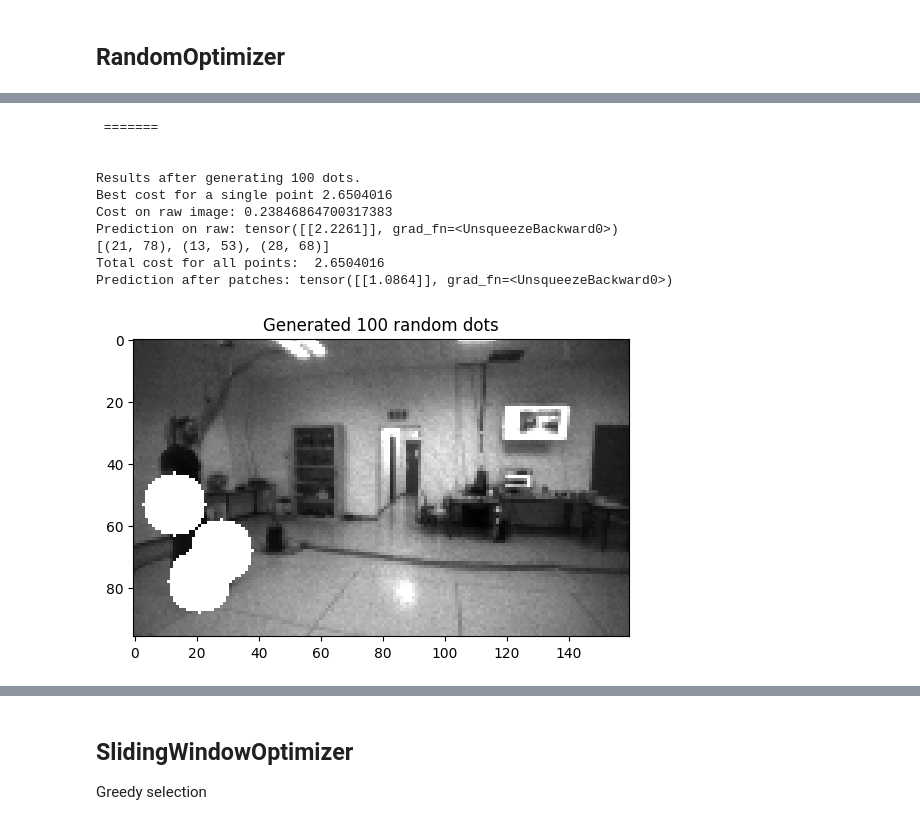
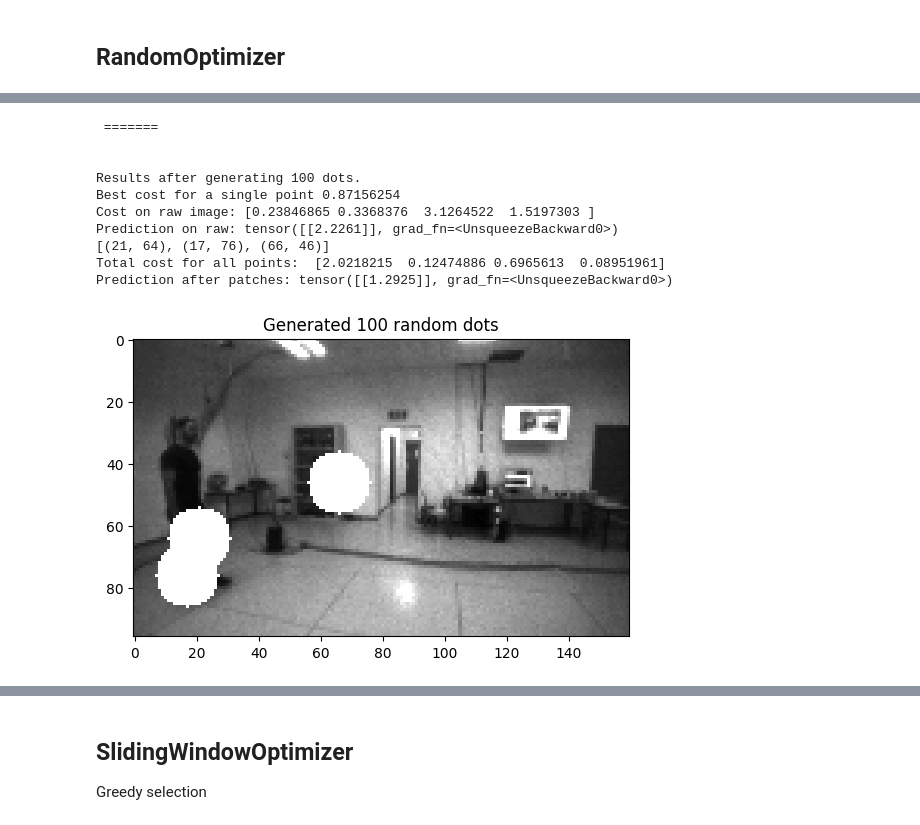
Before and after one commit to TheFebrin/pulp-frontnet-adversarial-attack, a Jupyter notebook: optimizers_demo.ipynb, the cells around one changed output, grey strips where cells are left out. Cells and saved outputs as stored; diff of their text form; code cells hidden in the pictures.

```diff
--- a/optimizers_demo.ipynb
+++ b/optimizers_demo.ipynb
@@ -124,7 +124,7 @@ def run_random_optimizer_and_print_results(
     random_optimizer,
 ):
     best_cost, optimal_greedy_points = random_optimizer.run(
-        img=img,
+        img=img[0],
     )
 
     print("\n\n ======= \n\n")
@@ -170,28 +186,31 @@ ValueError: too many values to unpack (expected 2)
 # %%
 %%time
 
 img = next(iter(test_loader_single))[0]
 random_optimizer = RandomOptimizer(
-    cost_f=lambda prediction, ground_truth: single_vector_element_cost_f(prediction, ground_truth, element_index=0),
+    cost_f=lambda prediction_with_patch, model_raw_prediction: single_vector_element_cost_f(
+        prediction_with_patch=prediction_with_patch,
+        model_raw_prediction=model_raw_prediction,
+        element_index=0
+    ),
     model=model,
     n_dots_to_generate=100,
     k_dots=3,
     dot_size=10,
 )
 run_random_optimizer_and_print_results(
     img=img,
-    ground_truth=next(iter(test_loader_single))[1],
     random_optimizer=random_optimizer,
 )
 # %% [output]
  =======
 
 
 Results after generating 100 dots.
-Best cost for a single point 2.6504016
-Cost on raw image: 0.23846864700317383
+Best cost for a single point 0.87156254
+Cost on raw image: [0.23846865 0.3368376  3.1264522  1.5197303 ]
 Prediction on raw: tensor([[2.2261]], grad_fn=<UnsqueezeBackward0>)
-[(21, 78), (13, 53), (28, 68)]
-Total cost for all points:  2.6504016
-Prediction after patches: tensor([[1.0864]], grad_fn=<UnsqueezeBackward0>)
+[(21, 64), (17, 76), (66, 46)]
+Total cost for all points:  [2.0218215  0.12474886 0.6965613  0.08951961]
+Prediction after patches: tensor([[1.2925]], grad_fn=<UnsqueezeBackward0>)
-[figure, old version]
+[figure, new version]
```
Also changed, not shown: parts of 15 cells of this notebook, 6 other files.
